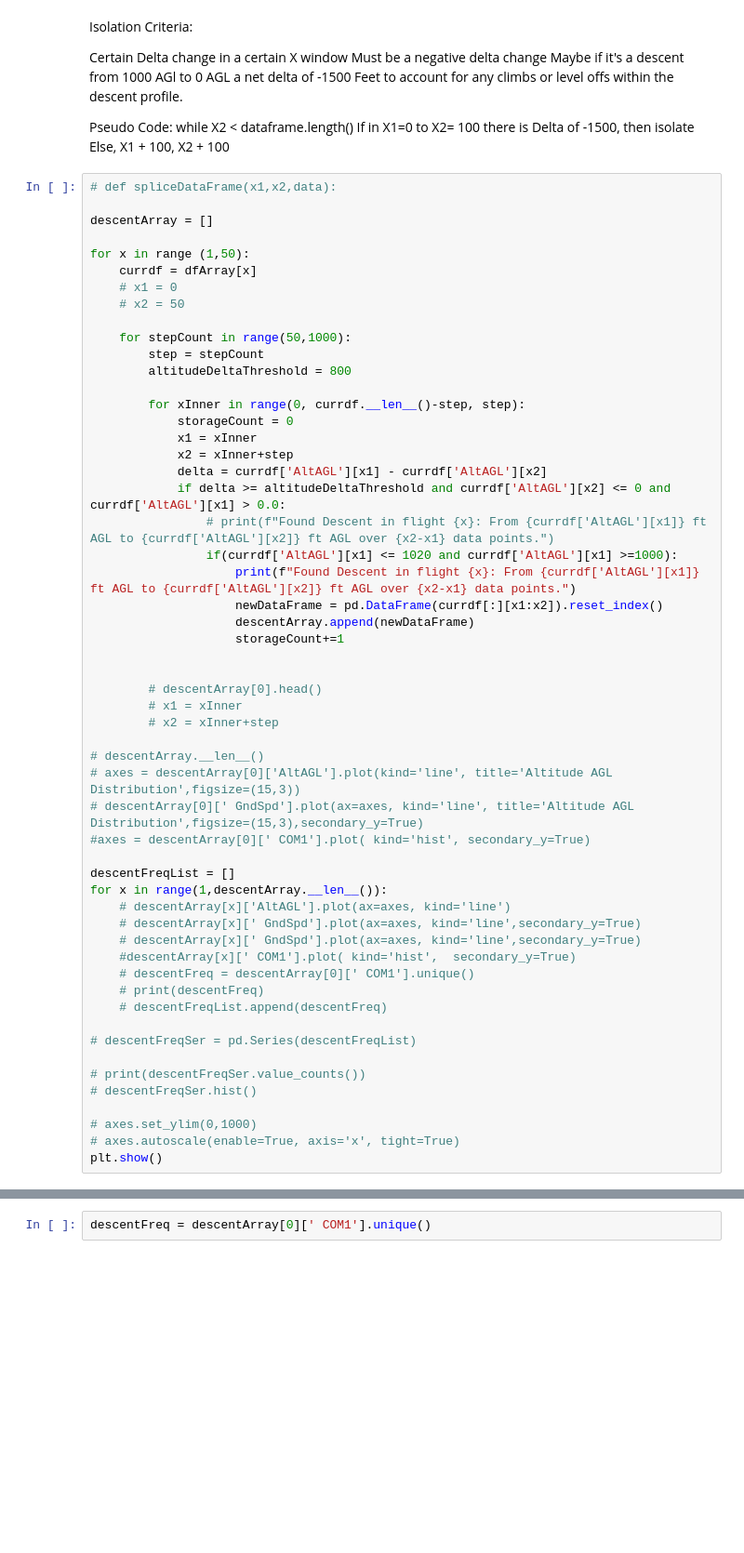
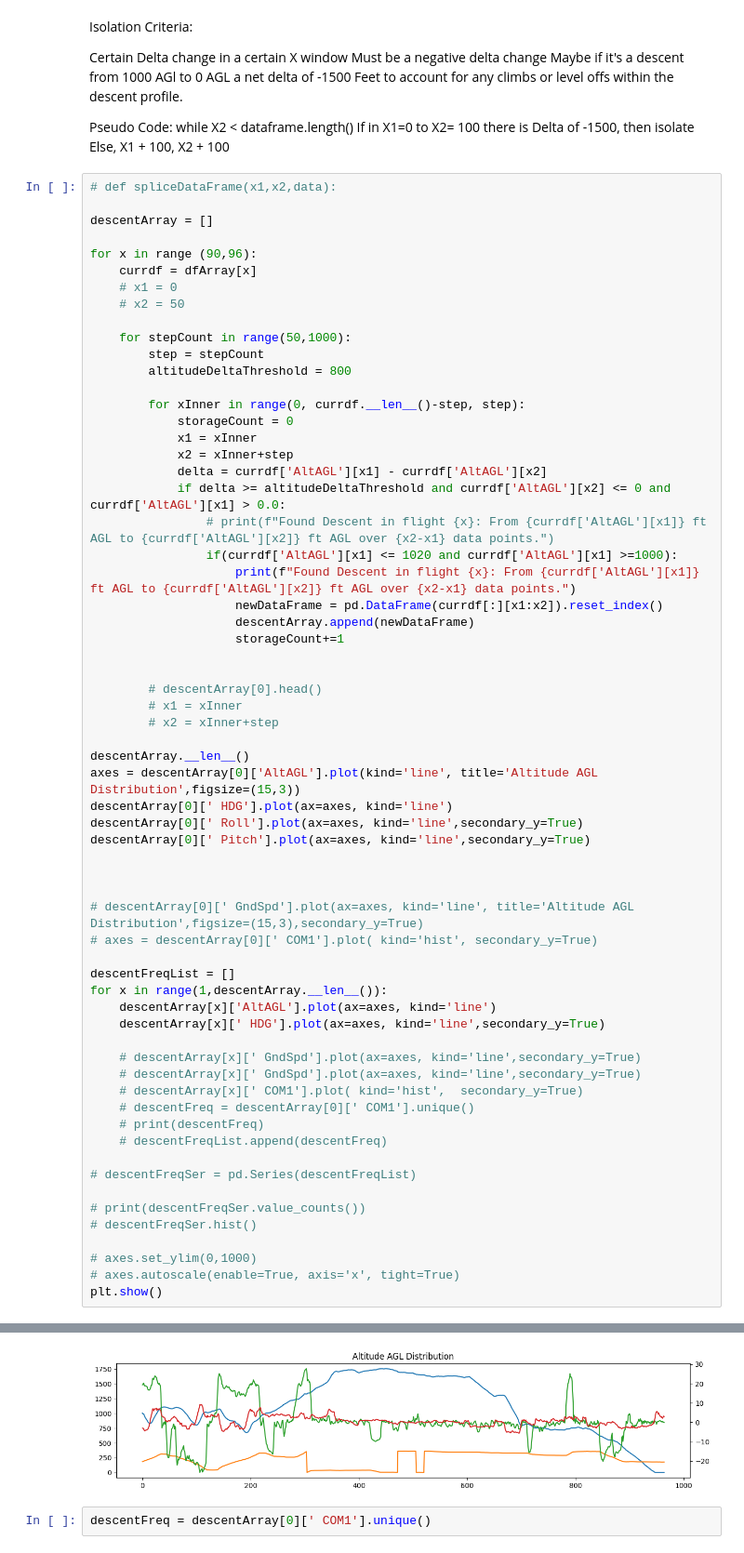
Before and after one commit to cs-powell/AviationThesis, a Jupyter notebook: Project_Data_Analysis/Empirical_Data_Analysis/empirical_analysis.ipynb, the cells around one changed output, grey strips where cells are left out. Shown at 93% size. Drawn from its saved outputs; the diff is of its cells as text; blank space fills up the shorter version.

```diff
--- a/Project_Data_Analysis/Empirical_Data_Analysis/empirical_analysis.ipynb
+++ b/Project_Data_Analysis/Empirical_Data_Analysis/empirical_analysis.ipynb
@@ -95,7 +90,7 @@ Else, X1 + 100, X2 + 100
 
 descentArray = []
 
-for x in range (1,50):
+for x in range (90,96):
     currdf = dfArray[x]
     # x1 = 0
     # x2 = 50
@@ -122,17 +117,25 @@ for x in range (1,50):
         # x1 = xInner
         # x2 = xInner+step
 
-# descentArray.__len__()
-# axes = descentArray[0]['AltAGL'].plot(kind='line', title='Altitude AGL Distribution',figsize=(15,3))
+descentArray.__len__()
+axes = descentArray[0]['AltAGL'].plot(kind='line', title='Altitude AGL Distribution',figsize=(15,3))
+descentArray[0][' HDG'].plot(ax=axes, kind='line')
+descentArray[0][' Roll'].plot(ax=axes, kind='line',secondary_y=True)
+descentArray[0][' Pitch'].plot(ax=axes, kind='line',secondary_y=True)
+
+
+
 # descentArray[0][' GndSpd'].plot(ax=axes, kind='line', title='Altitude AGL Distribution',figsize=(15,3),secondary_y=True)
-#axes = descentArray[0][' COM1'].plot( kind='hist', secondary_y=True)
+# axes = descentArray[0][' COM1'].plot( kind='hist', secondary_y=True)
 
 descentFreqList = []
 for x in range(1,descentArray.__len__()):
-    # descentArray[x]['AltAGL'].plot(ax=axes, kind='line')
+    descentArray[x]['AltAGL'].plot(ax=axes, kind='line')
+    descentArray[x][' HDG'].plot(ax=axes, kind='line',secondary_y=True)
+
     # descentArray[x][' GndSpd'].plot(ax=axes, kind='line',secondary_y=True)
     # descentArray[x][' GndSpd'].plot(ax=axes, kind='line',secondary_y=True)
-    #descentArray[x][' COM1'].plot( kind='hist',  secondary_y=True)
+    # descentArray[x][' COM1'].plot( kind='hist',  secondary_y=True)
     # descentFreq = descentArray[0][' COM1'].unique()
     # print(descentFreq)
     # descentFreqList.append(descentFreq)
@@ -166,3 +153,4 @@ Found Descent in flight 7: From 1008.0 ft AGL to 0.0 ft AGL over 353 data points
+[figure, added]
 # %%
 descentFreq = descentArray[0][' COM1'].unique()
 # %% [output]
```
Also changed, not shown: parts of 4 cells of this notebook, 1 other file.
